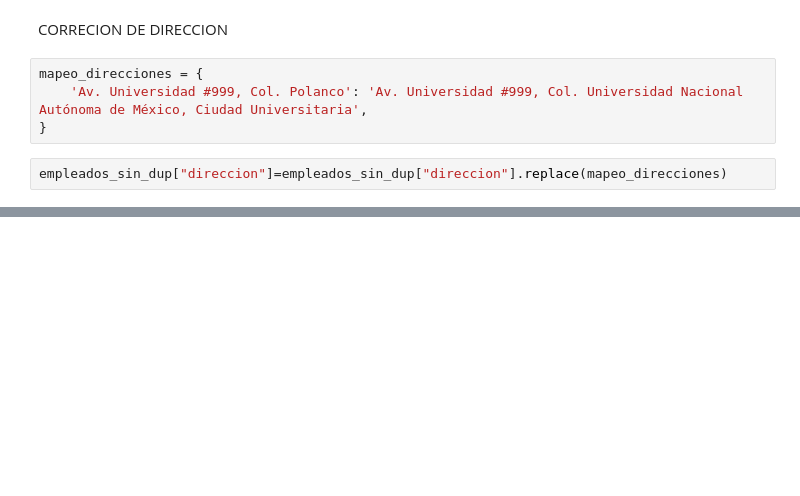
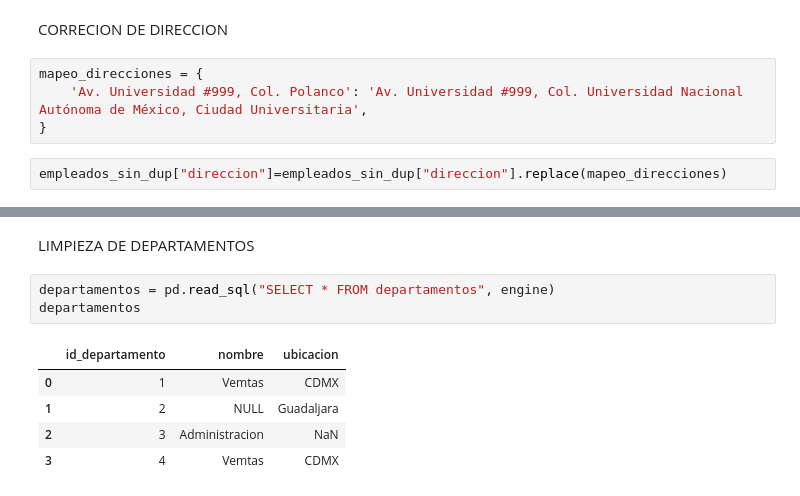
Before and after one commit to JonathanAlbertoBarrera/LimpiezaDatosPandas, a Jupyter notebook: 1-PracticaCalidadDatos/1_PracticaDatosNotebook.ipynb, the cells around one changed output, grey strips where cells are left out. Drawn from its saved outputs; the diff is of its cells as text; blank space fills up the shorter version.

Commit message:
[ADD] limpieza departamentos

```diff
--- a/1-PracticaCalidadDatos/1_PracticaDatosNotebook.ipynb
+++ b/1-PracticaCalidadDatos/1_PracticaDatosNotebook.ipynb
@@ -327,3 +327,14 @@ empleados_sin_dup
 | 3 | Pedro Hernandéz | 4 | Gerente | 2013-11-20 | 70000.0 | Blvd. Hidalgo #100, Col. Morelos | pedrohernandez@softwaresys.com |
 | 4 | Ana Martínez | 6 | Gerente | 2025-01-01 | 90000.0 | Av. Universidad #999, Col. Univer... | anamartinez@softwaresys.com |
 | 5 | Carlos Ramírez | 7 | Vendedor | 2016-08-22 | 50000.0 | Calle Madero #50, Col. Centro | carlosramirez@softwaresys.com |
+# %% [markdown]
+LIMPIEZA DE DEPARTAMENTOS
+# %%
+departamentos = pd.read_sql("SELECT * FROM departamentos", engine)
+departamentos
+# %% [output]
+|  | id_departamento | nombre | ubicacion |
+| 0 | 1 | Vemtas | CDMX |
+| 1 | 2 | NULL | Guadaljara |
+| 2 | 3 | Administracion | NaN |
+| 3 | 4 | Vemtas | CDMX |
```
Also changed, not shown: parts of 5 cells of this notebook.
